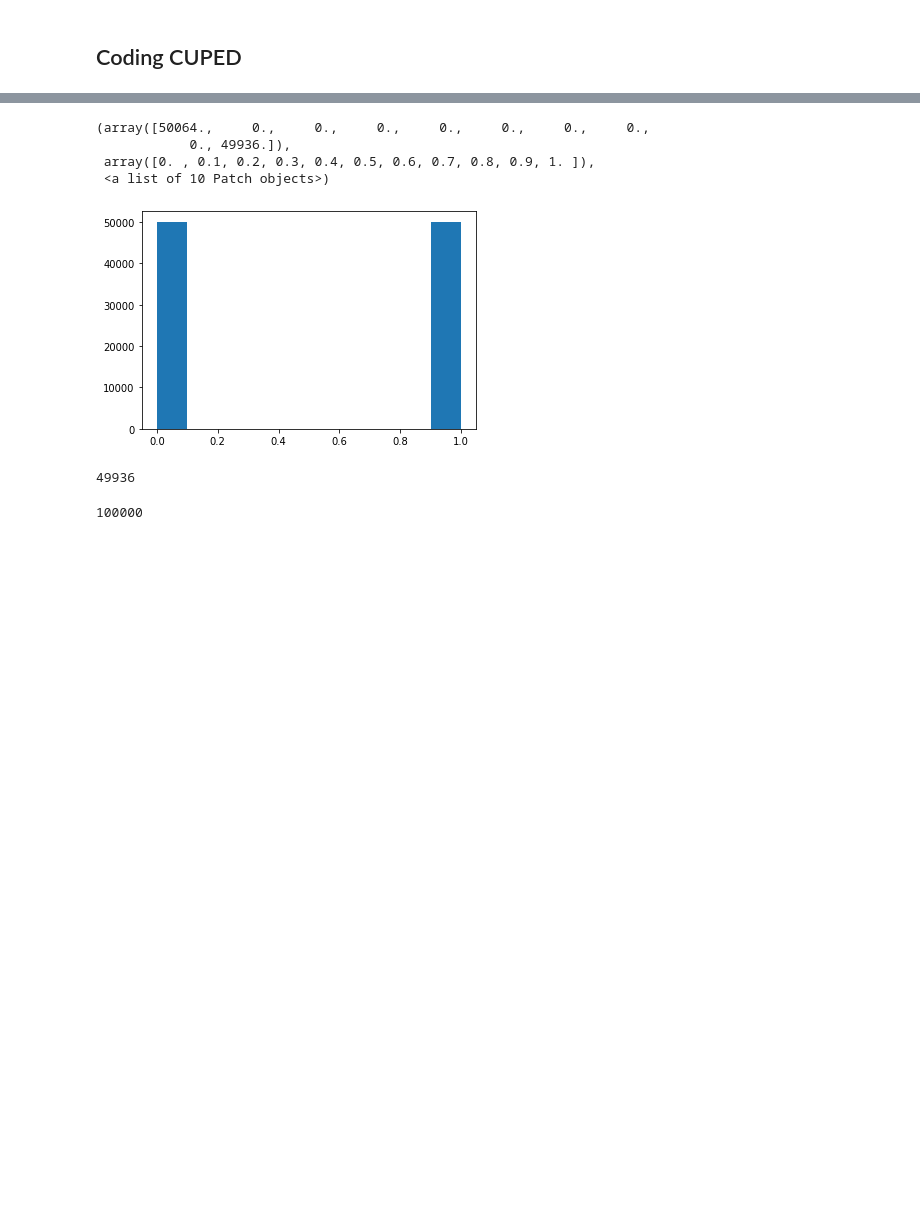
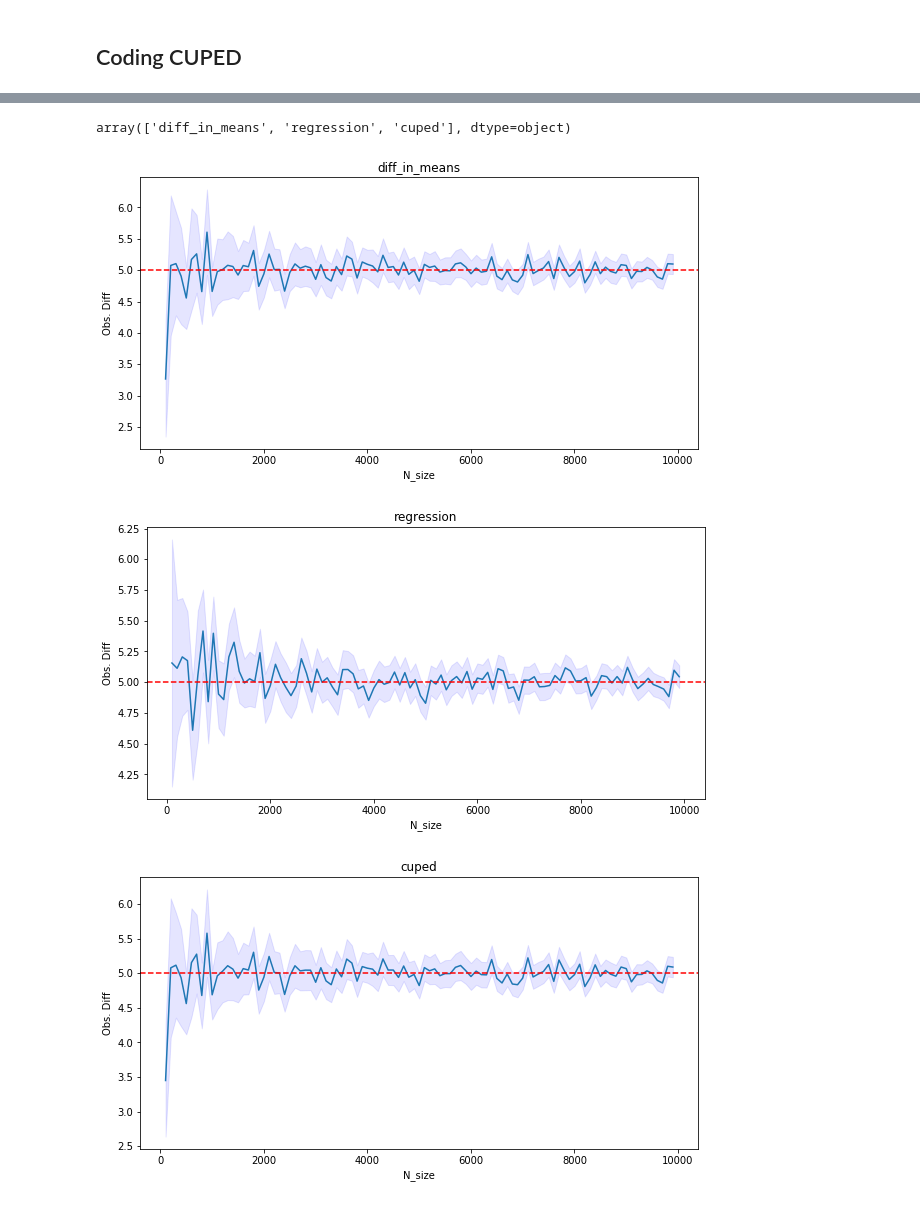
Before and after one commit to punyupunyu/causal_inference_exercises, a Jupyter notebook: simulations_variance_vs_bias.ipynb, the cells around one changed output, grey strips where cells are left out. Drawn from its saved outputs; the diff is of its cells as text; code cells hidden in the pictures; blank space fills up the shorter version.

Commit message:
added CUPED implementation

```diff
--- a/simulations_variance_vs_bias.ipynb
+++ b/simulations_variance_vs_bias.ipynb
@@ -26,3 +27,13 @@ Run a simulation based on the following generated data as above and estimate the
 Repeat 10K times and assess bias and variance
 # %% [markdown]
 ## Coding CUPED
+# %%
+def cuped_adjustment(X, Y, assignment):
+    cv = np.cov(X, Y)
+    theta = cv[0,1] / cv[1,1]
+    X_mu = np.mean(X)
+    Y_cuped = Y - (X - X_mu)*theta
+    return Y_cuped
+
+# example implementation
+# https://bytepawn.com/reducing-variance-in-ab-testing-with-cuped.html
@@ -90,20 +146,36 @@ regression controlled treatment effect
+# %%
+mydata = pd.DataFrame.from_dict(df)
+# %%
+mydata['conf_low'] = mydata['conf_int'].apply(lambda x: x[0])
+mydata['conf_high'] = mydata['conf_int'].apply(lambda x: x[1])
 # %%
 import matplotlib.pyplot as plt
-# %%
-p = 1/(1 + np.exp(1 - Y_pre))
-A = np.random.binomial(1, p, i)
-plt.hist(A)
-# %% [output]
-(array([50064.,     0.,     0.,     0.,     0.,     0.,     0.,     0.,
-            0., 49936.]),
- array([0. , 0.1, 0.2, 0.3, 0.4, 0.5, 0.6, 0.7, 0.8, 0.9, 1. ]),
- <a list of 10 Patch objects>)
-[figure, removed]
-# %%
-np.sum(A)
-# %% [output]
-49936
-# %%
-len(A)
-# %% [output]
-100000
+# %%
+mydata['method'].unique()
+# %% [output]
+array(['diff_in_means', 'regression', 'cuped'], dtype=object)
+# %%
+mydata['conf_width'] = mydata['conf_high'] - mydata['conf_low']
+# %%
+for m in mydata['method'].unique():
+
+    fig, ax = plt.subplots(figsize=(10,5))
+
+    x = mydata[mydata['method'] == m]['N'].values
+    y = mydata[mydata['method'] == m]['observed_treatment_effect'].values
+    ci_low = mydata[mydata['method'] == m]['conf_low'].values
+    ci_high = mydata[mydata['method'] == m]['conf_high'].values
+
+    ax.plot(x,y)
+    plt.axhline(y=5, color='r', linestyle='--')
+    ax.fill_between(x, (ci_low), (ci_high), color='b', alpha=.1)
+    ax.set_title(m)
+    ax.set_xlabel('N_size')
+    ax.set_ylabel('Obs. Diff')
+
+
+# mydata[mydata['method'] == 'diff_in_means'].plot(x = 'N', y = 'observed_treatment_effect')
+# %% [output]
+[figure, added]
+[figure, added]
+[figure, added]
```
Also changed, not shown: parts of 4 cells of this notebook.
